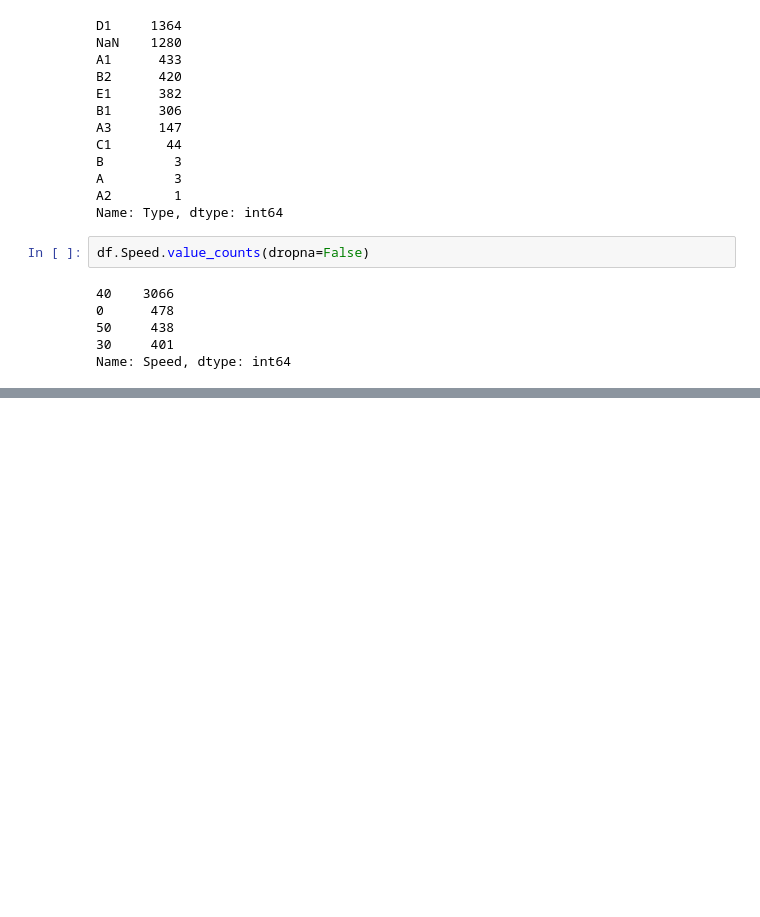
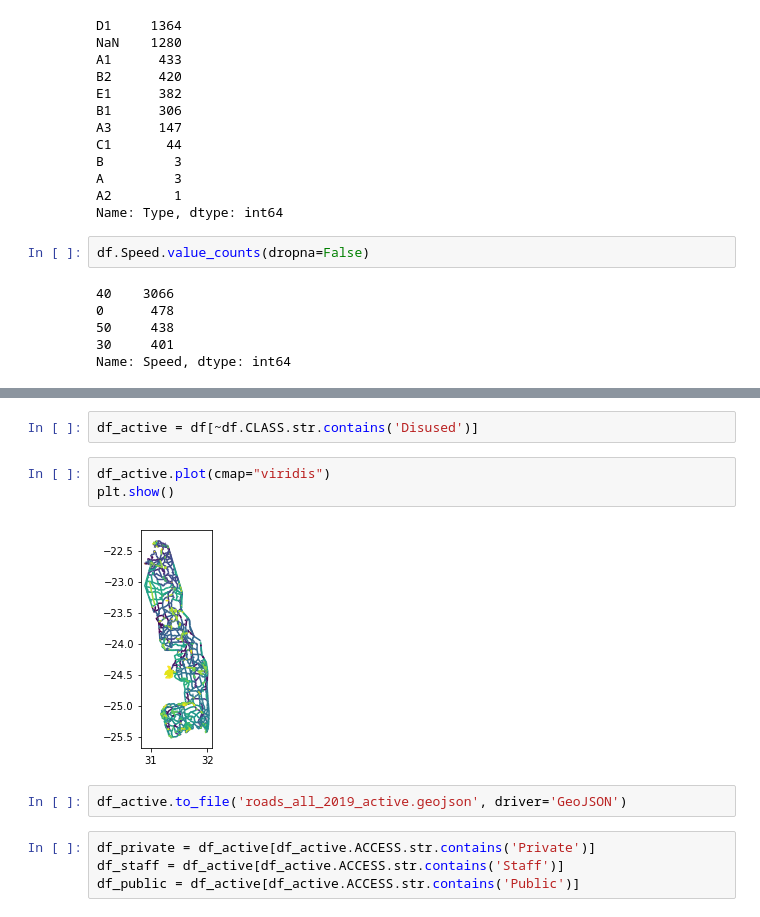
Before and after one commit to MARS-Group-HAW/model-knp-traffic, a Jupyter notebook: Scenarios/KrugerNationalParkBox/sanparks_res/knp_network_shapefile/Shapefile Analyse.ipynb, the cells around one changed output, grey strips where cells are left out. Drawn from its saved outputs; the diff is of its cells as text; blank space fills up the shorter version.

```diff
--- a/Scenarios/KrugerNationalParkBox/sanparks_res/knp_network_shapefile/Shapefile Analyse.ipynb
+++ b/Scenarios/KrugerNationalParkBox/sanparks_res/knp_network_shapefile/Shapefile Analyse.ipynb
@@ -188,0 +203,13 @@ Name: Speed, dtype: int64
+# %%
+df_active = df[~df.CLASS.str.contains('Disused')]
+# %%
+df_active.plot(cmap="viridis")
+plt.show()
+# %% [output]
+[figure, added]
+# %%
+df_active.to_file('roads_all_2019_active.geojson', driver='GeoJSON')
+# %%
+df_private = df_active[df_active.ACCESS.str.contains('Private')]
+df_staff = df_active[df_active.ACCESS.str.contains('Staff')]
+df_public = df_active[df_active.ACCESS.str.contains('Public')]
```
Also changed, not shown: parts of 8 cells of this notebook, 5 other files.
